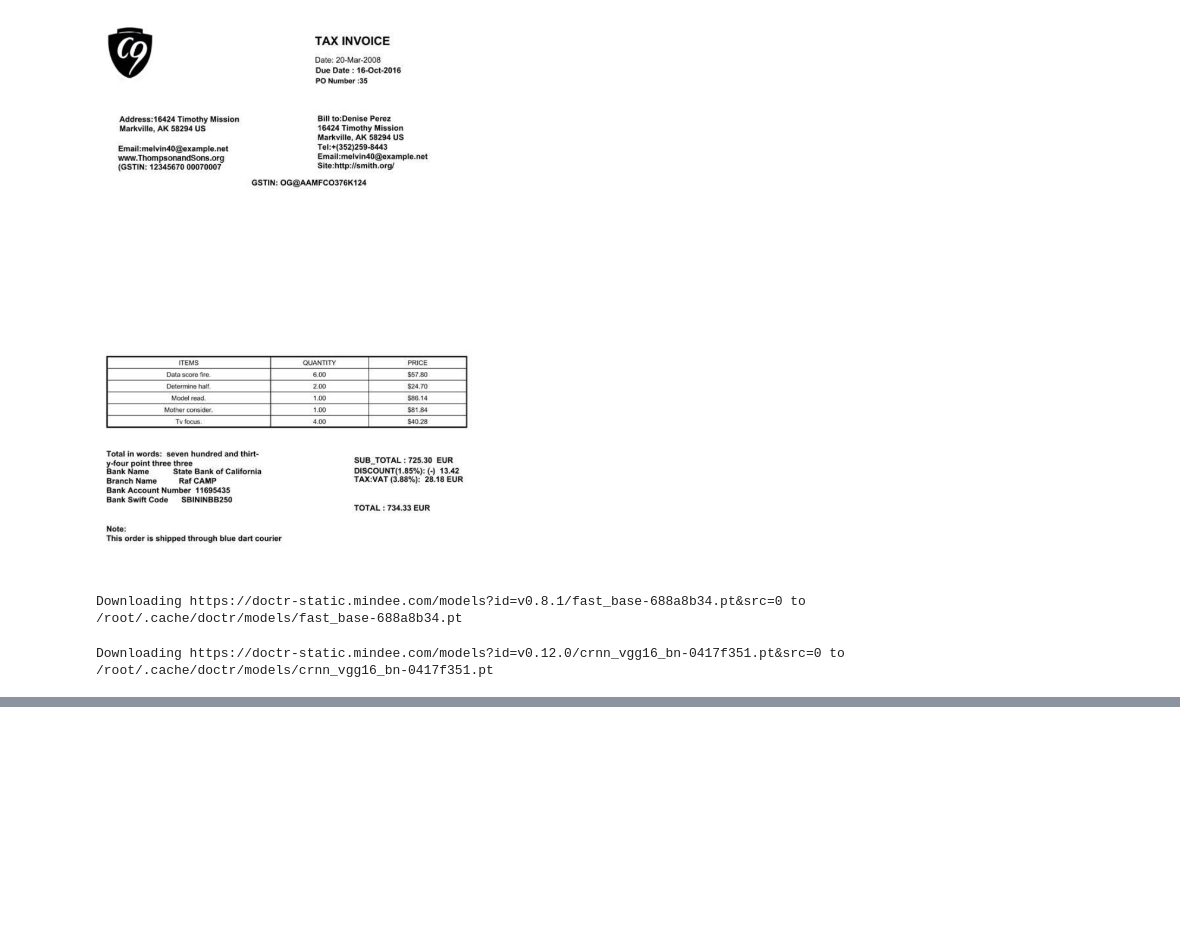
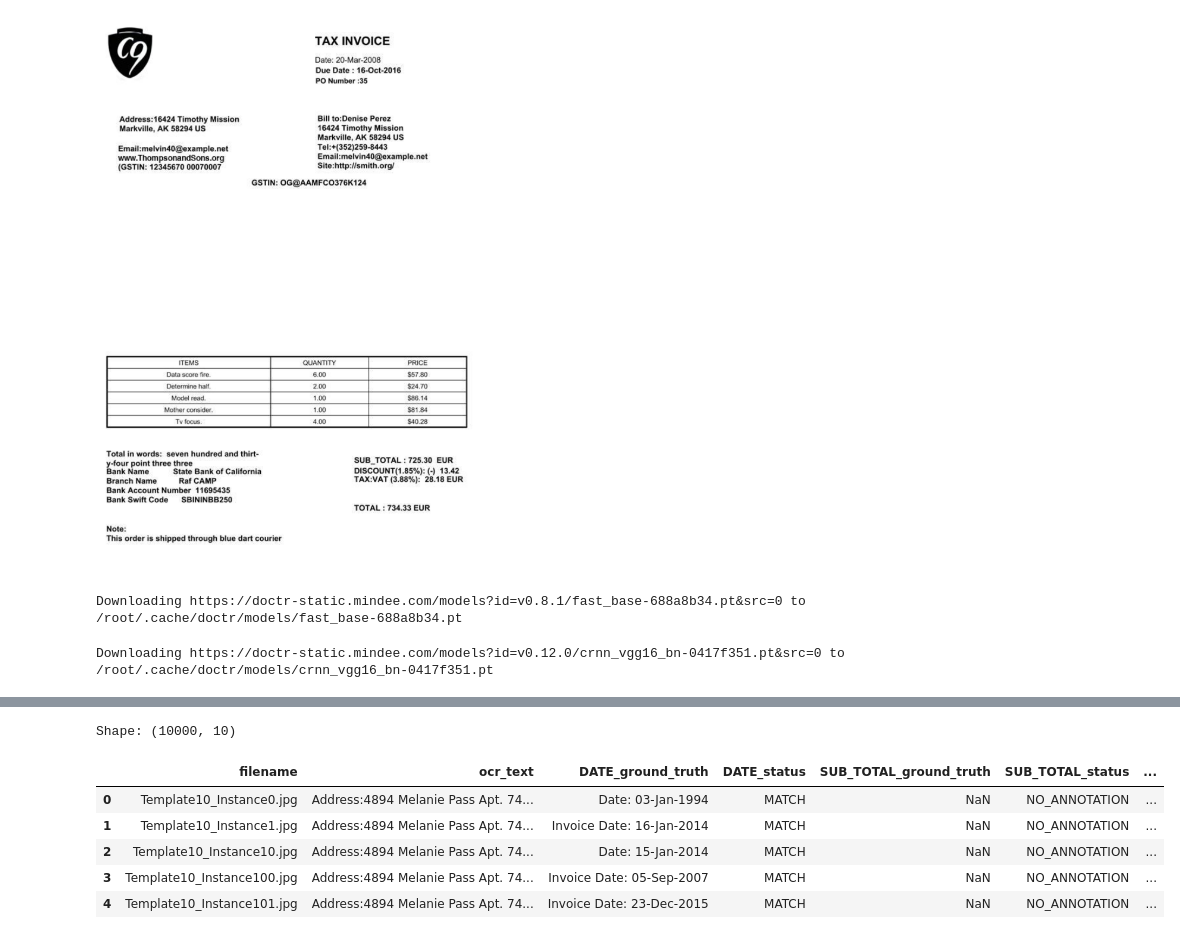
Before and after one commit to satyamkarn100-ctrl/FinDocAI, a Jupyter notebook: 01_fatura_dataset_inspection.ipynb, the cells around one changed output, grey strips where cells are left out. Cells and saved outputs as stored; diff of their text form; code cells hidden in the pictures; blank space fills up the shorter version.

```diff
--- a/01_fatura_dataset_inspection.ipynb
+++ b/01_fatura_dataset_inspection.ipynb
@@ -710,0 +613,12 @@ Total elapsed: 45.95 minutes
+# %%
+df = pd.read_csv('fatura_ocr_eval.csv')
+print("Shape:",df.shape)
+display(df.head())
+# %% [output]
+Shape: (10000, 10)
+|  | filename | ocr_text | DATE_ground_truth | DATE_status | SUB_TOTAL_ground_truth | SUB_TOTAL_status | ... |
+| 0 | Template10_Instance0.jpg | Address:4894 Melanie Pass Apt. 74... | Date: 03-Jan-1994 | MATCH | NaN | NO_ANNOTATION | ... |
+| 1 | Template10_Instance1.jpg | Address:4894 Melanie Pass Apt. 74... | Invoice Date: 16-Jan-2014 | MATCH | NaN | NO_ANNOTATION | ... |
+| 2 | Template10_Instance10.jpg | Address:4894 Melanie Pass Apt. 74... | Date: 15-Jan-2014 | MATCH | NaN | NO_ANNOTATION | ... |
+| 3 | Template10_Instance100.jpg | Address:4894 Melanie Pass Apt. 74... | Invoice Date: 05-Sep-2007 | MATCH | NaN | NO_ANNOTATION | ... |
+| 4 | Template10_Instance101.jpg | Address:4894 Melanie Pass Apt. 74... | Invoice Date: 23-Dec-2015 | MATCH | NaN | NO_ANNOTATION | ... |
```
Also changed, not shown: parts of 18 cells of this notebook.
